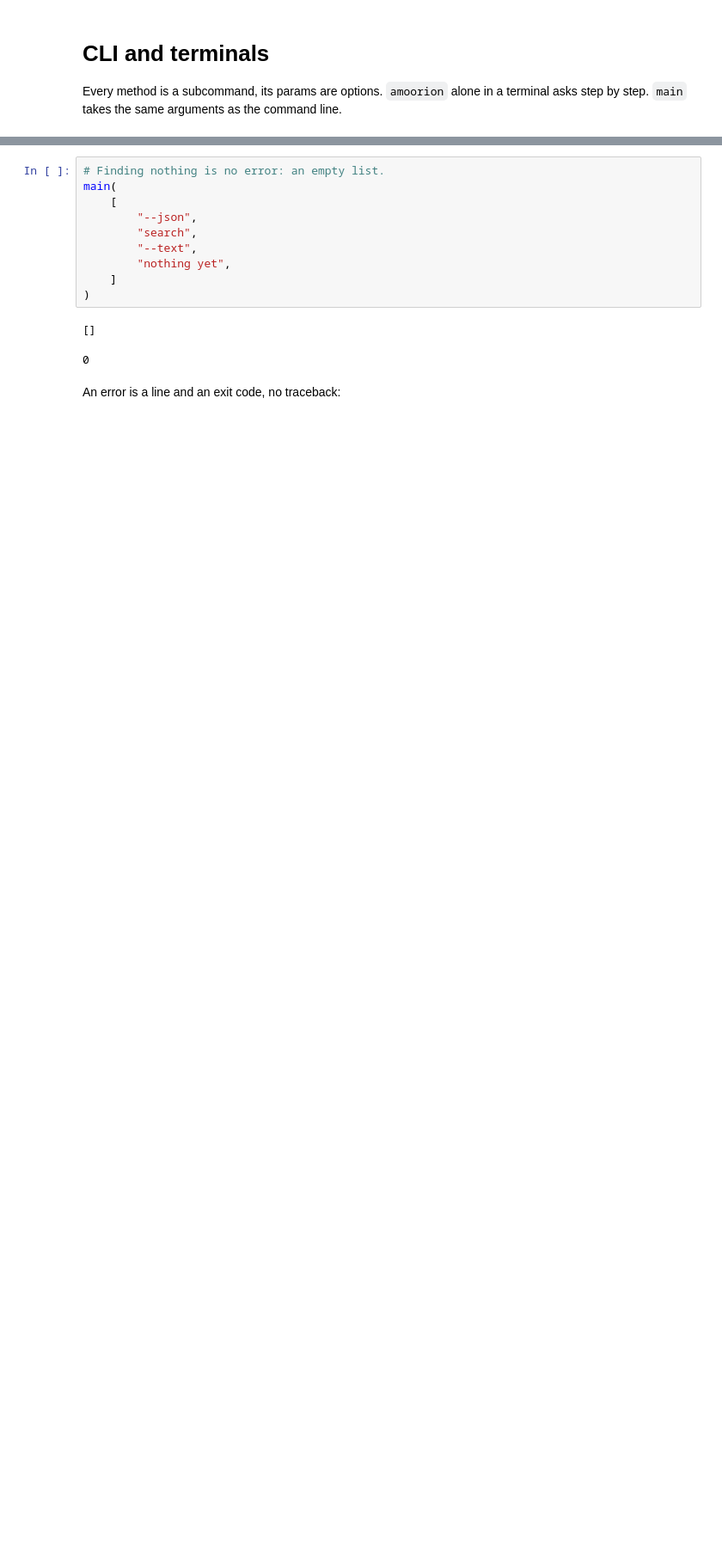
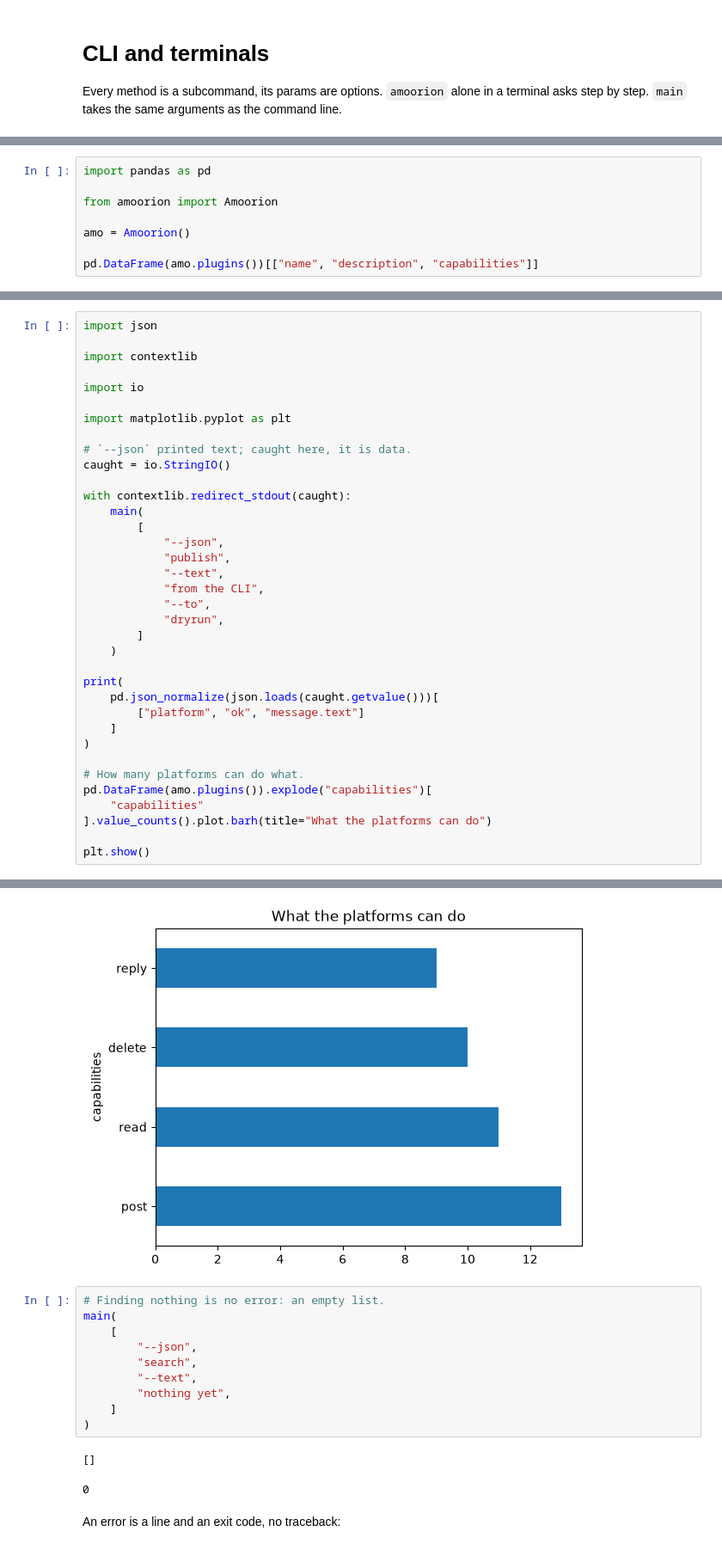
Before and after one commit to Sarverott/amoorion, a Jupyter notebook: examples/05-cli-and-terminals.ipynb, the cells around one changed output, grey strips where cells are left out. Shown at 86% size. Saved outputs shown, nothing was run; the diff lists cells and outputs as text; blank space fills up the shorter version.

```diff
--- a/examples/05-cli-and-terminals.ipynb
+++ b/examples/05-cli-and-terminals.ipynb
@@ -40,0 +41,8 @@ main(["plugins"])  # note that it can be defined in other way
+# %%
+import pandas as pd
+
+from amoorion import Amoorion
+
+amo = Amoorion()
+
+pd.DataFrame(amo.plugins())[["name", "description", "capabilities"]]
@@ -74,0 +98,37 @@ main(
+# %%
+import json
+
+import contextlib
+
+import io
+
+import matplotlib.pyplot as plt
+
+# `--json` printed text; caught here, it is data.
+caught = io.StringIO()
+
+with contextlib.redirect_stdout(caught):
+    main(
+        [
+            "--json",
+            "publish",
+            "--text",
+            "from the CLI",
+            "--to",
+            "dryrun",
+        ]
+    )
+
+print(
+    pd.json_normalize(json.loads(caught.getvalue()))[
+        ["platform", "ok", "message.text"]
+    ]
+)
+
+# How many platforms can do what.
+pd.DataFrame(amo.plugins()).explode("capabilities")[
+    "capabilities"
+].value_counts().plot.barh(title="What the platforms can do")
+
+plt.show()
+# %% [output]
@@ -75,3 +137,4 @@ main(
+[figure, added]
 # %%
 # Finding nothing is no error: an empty list.
 main(
```
Also changed, not shown: parts of 10 cells of this notebook, 32 other files.
